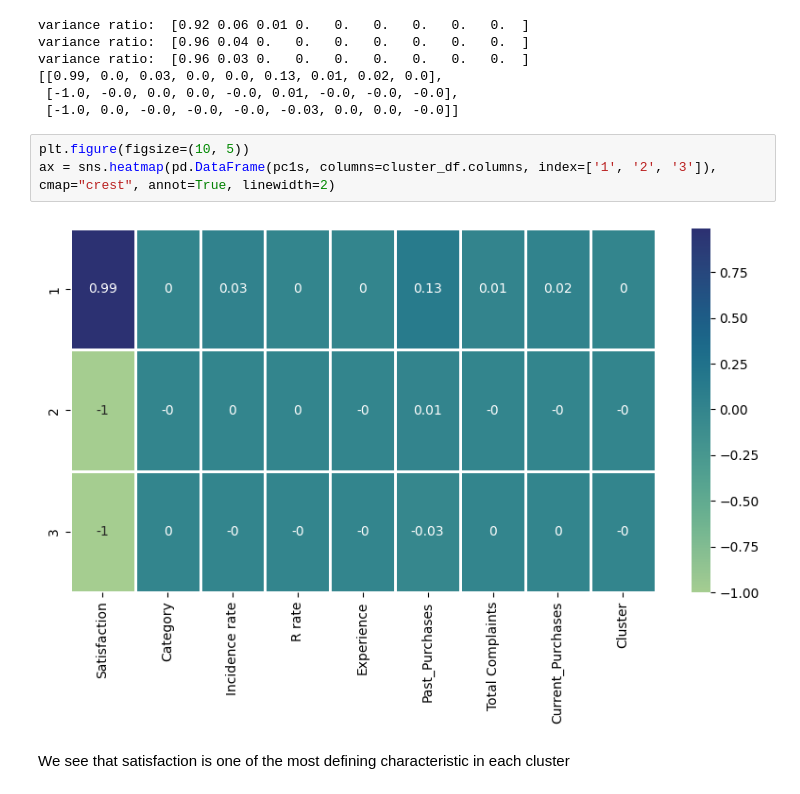
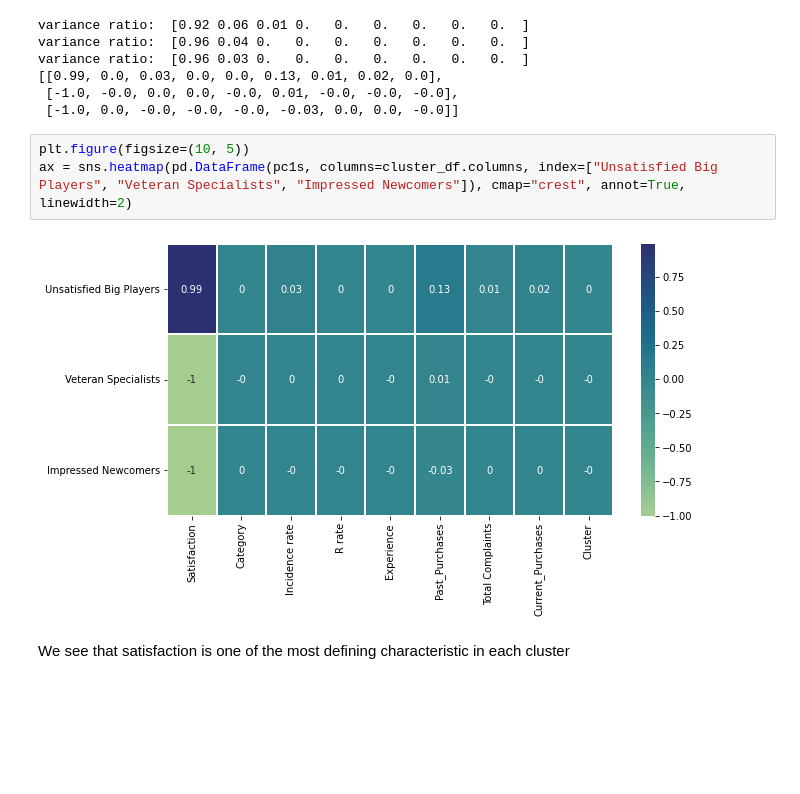
Before and after one commit to KBrandt57/COGS_118B_Project, a Jupyter notebook: eda_notebook.ipynb, the cells around one changed output. Cells and saved outputs as stored; diff of their text form; blank space fills up the shorter version.

```diff
--- a/eda_notebook.ipynb
+++ b/eda_notebook.ipynb
@@ -998,9 +975,9 @@ variance ratio:  [0.96 0.03 0.   0.   0.   0.   0.   0.   0.  ]
  [-1.0, 0.0, -0.0, -0.0, -0.0, -0.03, 0.0, 0.0, -0.0]]
 # %%
 plt.figure(figsize=(10, 5))
-ax = sns.heatmap(pd.DataFrame(pc1s, columns=cluster_df.columns, index=['1', '2', '3']), cmap="crest", annot=True, linewidth=2)
+ax = sns.heatmap(pd.DataFrame(pc1s, columns=cluster_df.columns, index=["Unsatisfied Big Players", "Veteran Specialists", "Impressed Newcomers"]), cmap="crest", annot=True, linewidth=2)
 # %% [output]
-[figure, old version]
+[figure, new version]
 # %% [markdown]
 We see that satisfaction is one of the most defining characteristic in each cluster
 # %% [markdown]
```
Also changed, not shown: parts of 17 cells of this notebook, 6 other files.
